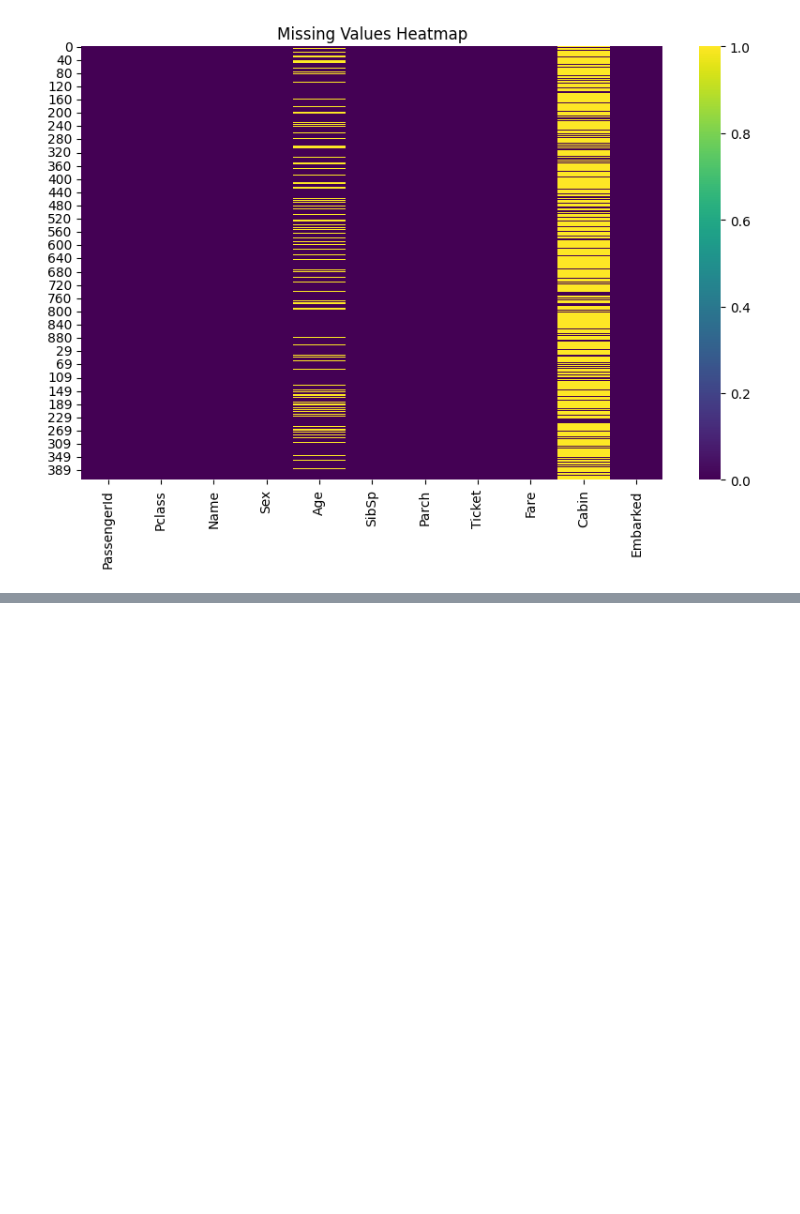
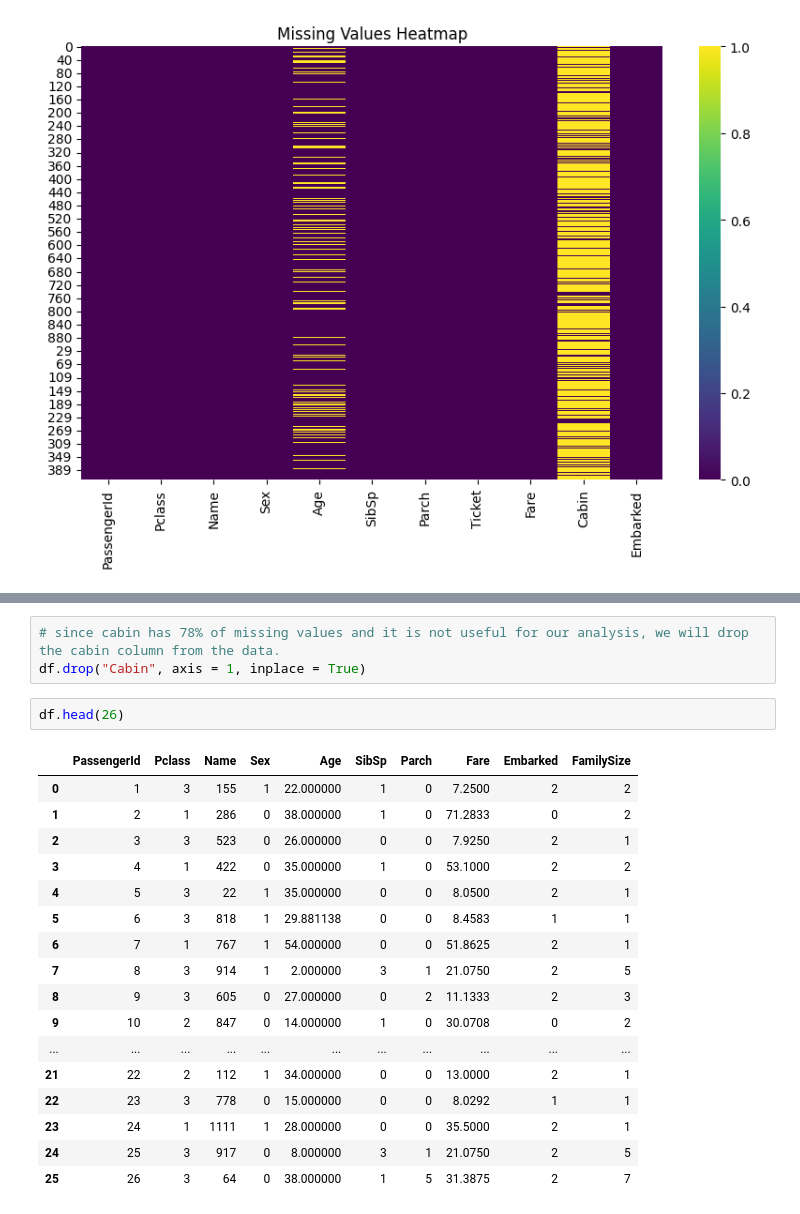
Before and after one commit to isaifullah/KPITB-Course, a Jupyter notebook: Week 4/assignment_titanic.ipynb, the cells around one changed output, grey strips where cells are left out. Saved outputs shown, nothing was run; the diff lists cells and outputs as text; blank space fills up the shorter version.

```diff
--- a/Week 4/assignment_titanic.ipynb
+++ b/Week 4/assignment_titanic.ipynb
@@ -157,0 +328,23 @@ plt.show()
+# %%
+# since cabin has 78% of missing values and it is not useful for our analysis, we will drop the cabin column from the data.
+df.drop("Cabin", axis = 1, inplace = True)
+# %%
+df.head(26)
+# %% [output]
+|  | PassengerId | Pclass | Name | Sex | Age | SibSp | Parch | Fare | Embarked | FamilySize |
+| 0 | 1 | 3 | 155 | 1 | 22.000000 | 1 | 0 | 7.2500 | 2 | 2 |
+| 1 | 2 | 1 | 286 | 0 | 38.000000 | 1 | 0 | 71.2833 | 0 | 2 |
+| 2 | 3 | 3 | 523 | 0 | 26.000000 | 0 | 0 | 7.9250 | 2 | 1 |
+| 3 | 4 | 1 | 422 | 0 | 35.000000 | 1 | 0 | 53.1000 | 2 | 2 |
+| 4 | 5 | 3 | 22 | 1 | 35.000000 | 0 | 0 | 8.0500 | 2 | 1 |
+| 5 | 6 | 3 | 818 | 1 | 29.881138 | 0 | 0 | 8.4583 | 1 | 1 |
+| 6 | 7 | 1 | 767 | 1 | 54.000000 | 0 | 0 | 51.8625 | 2 | 1 |
+| 7 | 8 | 3 | 914 | 1 | 2.000000 | 3 | 1 | 21.0750 | 2 | 5 |
+| 8 | 9 | 3 | 605 | 0 | 27.000000 | 0 | 2 | 11.1333 | 2 | 3 |
+| 9 | 10 | 2 | 847 | 0 | 14.000000 | 1 | 0 | 30.0708 | 0 | 2 |
+| ... | ... | ... | ... | ... | ... | ... | ... | ... | ... | ... |
+| 21 | 22 | 2 | 112 | 1 | 34.000000 | 0 | 0 | 13.0000 | 2 | 1 |
+| 22 | 23 | 3 | 778 | 0 | 15.000000 | 0 | 0 | 8.0292 | 1 | 1 |
+| 23 | 24 | 1 | 1111 | 1 | 28.000000 | 0 | 0 | 35.5000 | 2 | 1 |
+| 24 | 25 | 3 | 917 | 0 | 8.000000 | 3 | 1 | 21.0750 | 2 | 5 |
+| 25 | 26 | 3 | 64 | 0 | 38.000000 | 1 | 5 | 31.3875 | 2 | 7 |
```
Also changed, not shown: parts of 32 cells of this notebook, 1 other file.
